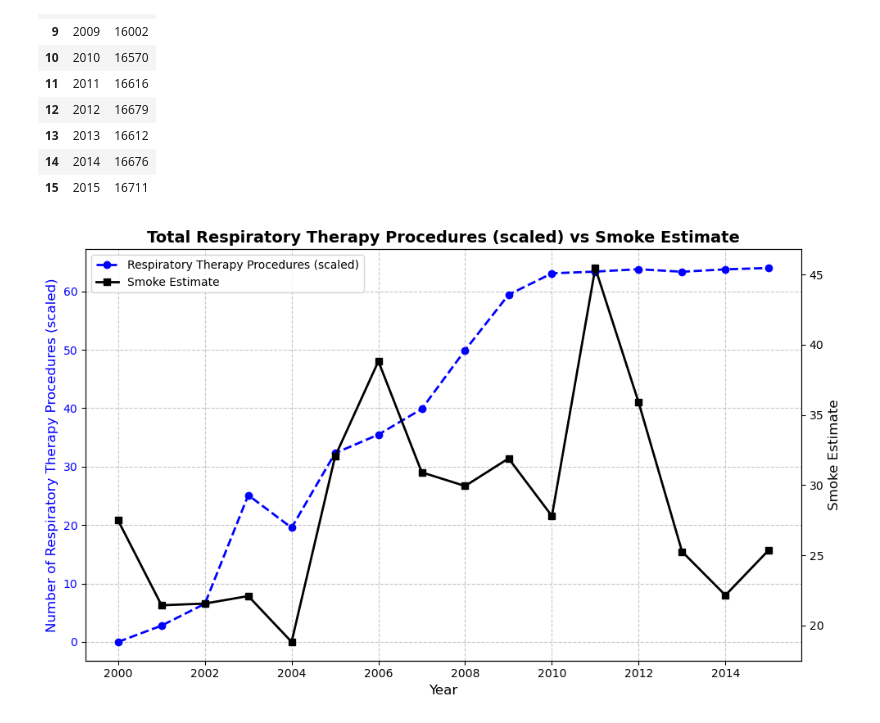
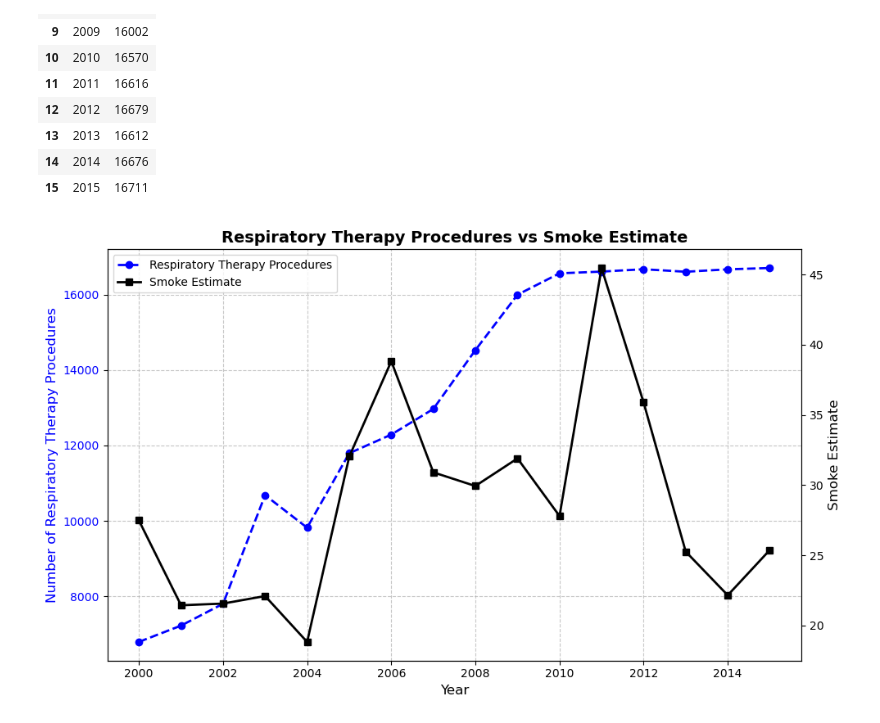
Before and after one commit to mihirgathani/Wildfire_Analysis_Project, a Jupyter notebook: Code/ExtensionPlan_DataExploration.ipynb, the cells around one changed output. Saved outputs shown, nothing was run; the diff lists cells and outputs as text; code cells hidden in the pictures.

```diff
--- a/Code/ExtensionPlan_DataExploration.ipynb
+++ b/Code/ExtensionPlan_DataExploration.ipynb
@@ -593,41 +558,36 @@ respiratory_therapy_data
 | 15 | 2015 | 16711 |
 # %%
 merged_respiratory_therapy_data = pd.merge(respiratory_therapy_data, smoke_estimate_aqi_data, on='Year', how='inner')
-
-# Scale 'Total' (number of procedures) to range 0-64 similar to the smoke estimate
-min_procedures = merged_respiratory_therapy_data['Total'].min()
-max_procedures = merged_respiratory_therapy_data['Total'].max()
-merged_respiratory_therapy_data['scaled_procedures'] = (merged_respiratory_therapy_data['Total'] - min_procedures) / (max_procedures - min_procedures) * 64
 
 # Convert 'Year' to datetime
 merged_respiratory_therapy_data['Year'] = pd.to_datetime(merged_respiratory_therapy_data['Year'], format='%Y')
 
 # Create the plot
 _, ax1 = plt.subplots(figsize=(10, 6))
 
 # Plot the scaled number of procedures on the primary y-axis
-ax1.plot(merged_respiratory_therapy_data['Year'], merged_respiratory_therapy_data['scaled_procedures'], marker='o', linestyle='--', color='blue',
-    label='Respiratory Therapy Procedures (scaled)', linewidth=2)
+ax1.plot(merged_respiratory_therapy_data['Year'], merged_respiratory_therapy_data['Total'], marker='o', linestyle='--', color='blue',
+    label='Respiratory Therapy Procedures', linewidth=2)
 ax1.set_xlabel('Year', fontsize=12)
-ax1.set_ylabel('Number of Respiratory Therapy Procedures (scaled)', fontsize=12, color='blue')
+ax1.set_ylabel('Number of Respiratory Therapy Procedures', fontsize=12, color='blue')
 ax1.tick_params(axis='y', labelcolor='blue')
 ax1.grid(True, linestyle='--', alpha=0.7)
 
 # Create a secondary y-axis for smoke estimates
 ax2 = ax1.twinx()
 ax2.plot(merged_respiratory_therapy_data['Year'], merged_respiratory_therapy_data['Smoke_Estimate'], marker='s', color='black', label='Smoke Estimate', linewidth=2)
 ax2.set_ylabel('Smoke Estimate', fontsize=12, color='black')
 ax2.tick_params(axis='y', labelcolor='black')
 
 # Combine legends from both axes
 lines1, labels1 = ax1.get_legend_handles_labels()
 lines2, labels2 = ax2.get_legend_handles_labels()
 ax1.legend(lines1 + lines2, labels1 + labels2, loc='upper left', fontsize=10)
-plt.title('Total Respiratory Therapy Procedures (scaled) vs Smoke Estimate', fontsize=14, fontweight='bold')
+plt.title('Respiratory Therapy Procedures vs Smoke Estimate', fontsize=14, fontweight='bold')
 plt.tight_layout()
 
 # Show the plot
 plt.show()
 # %% [output]
-[figure, old version]
+[figure, new version]
 # %%
```
Also changed, not shown: parts of 33 cells of this notebook, 4 other files.
